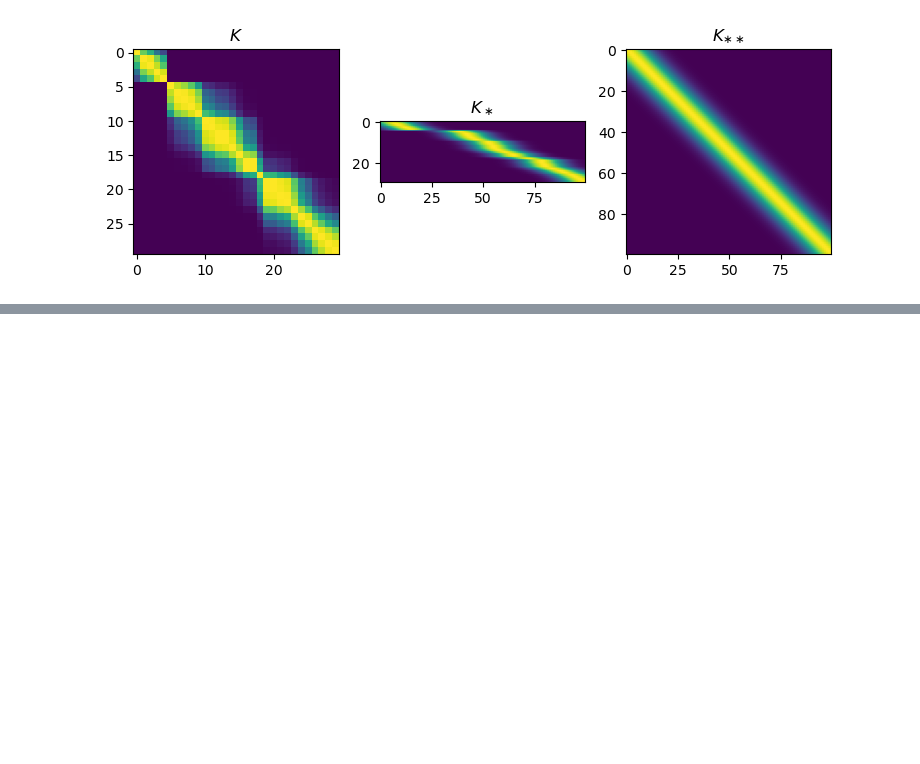
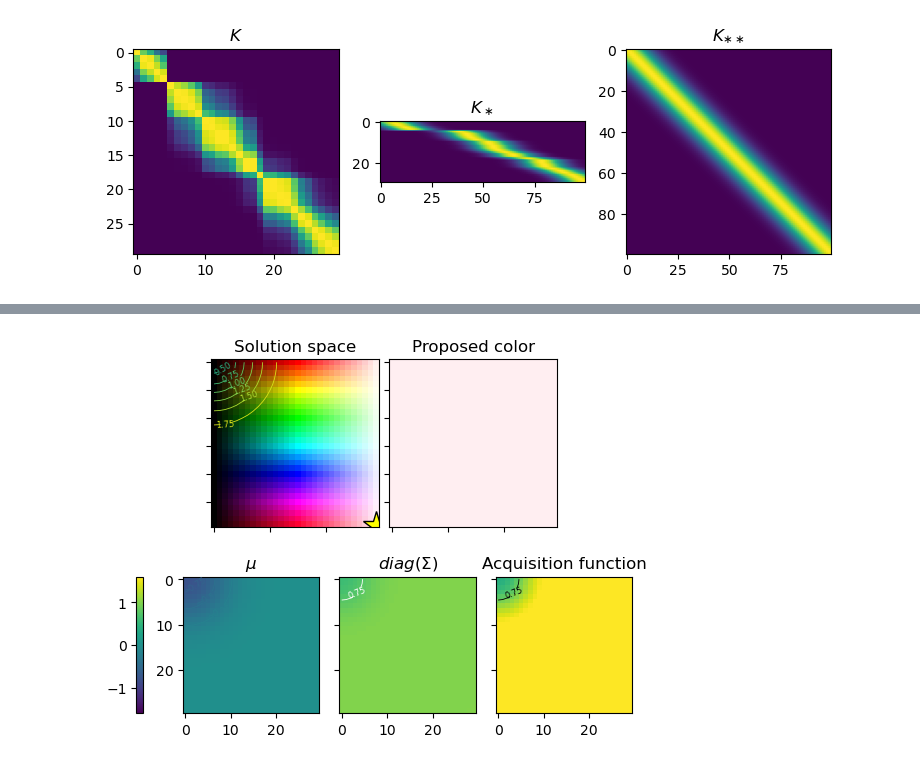
Before and after one commit to yagipy/misc, a Jupyter notebook: notebook/work/Introduction to Machine Learning with Web Optimization/7.ipynb, the cells around one changed output, grey strips where cells are left out. Saved outputs shown, nothing was run; the diff lists cells and outputs as text; code cells hidden in the pictures; blank space fills up the shorter version.

```diff
--- a/notebook/work/Introduction to Machine Learning with Web Optimization/7.ipynb
+++ b/notebook/work/Introduction to Machine Learning with Web Optimization/7.ipynb
@@ -122,0 +235,5 @@ plt.show()
+# %%
+x, ucb = agent.get_arm()
+visualize(agent, x, ucb)
+# %% [output]
+[figure, added]
```
Also changed, not shown: parts of 15 cells of this notebook.
